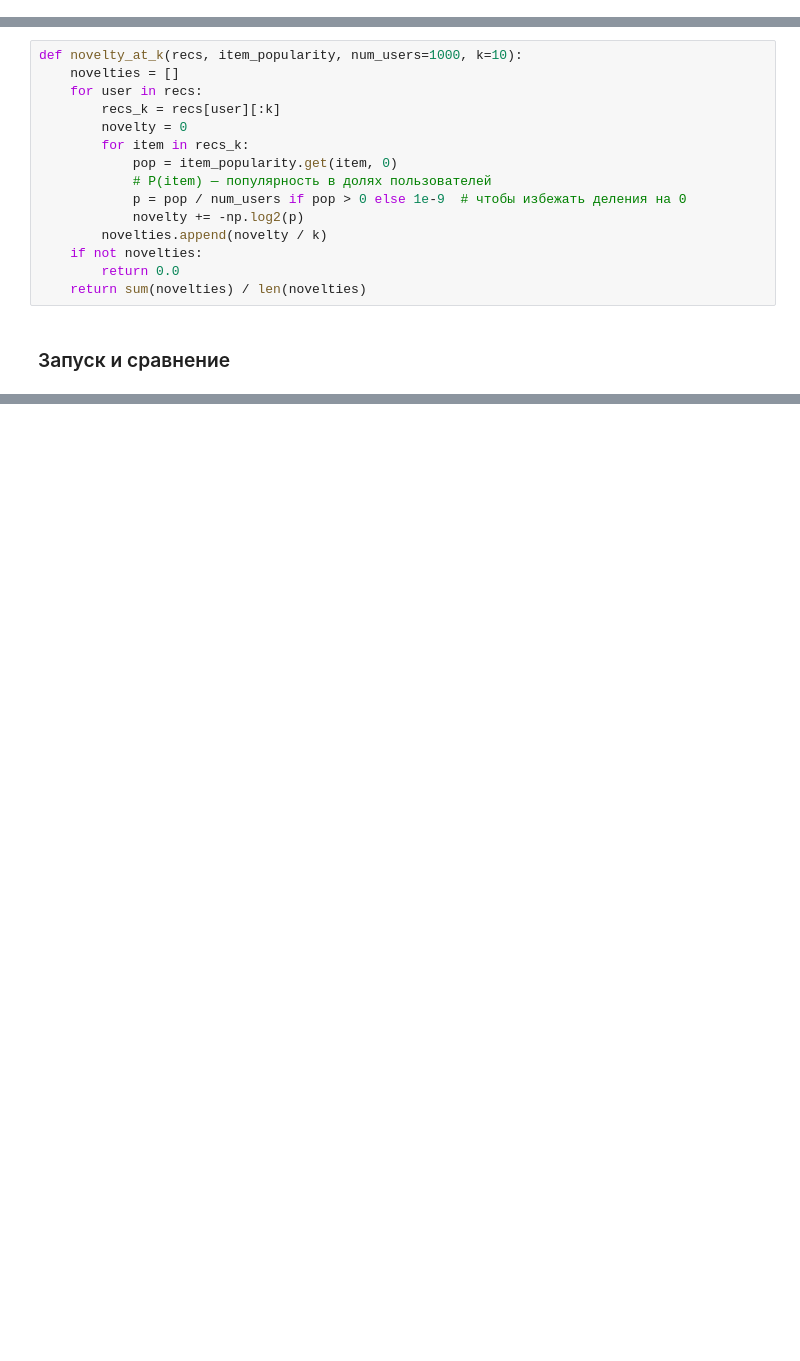
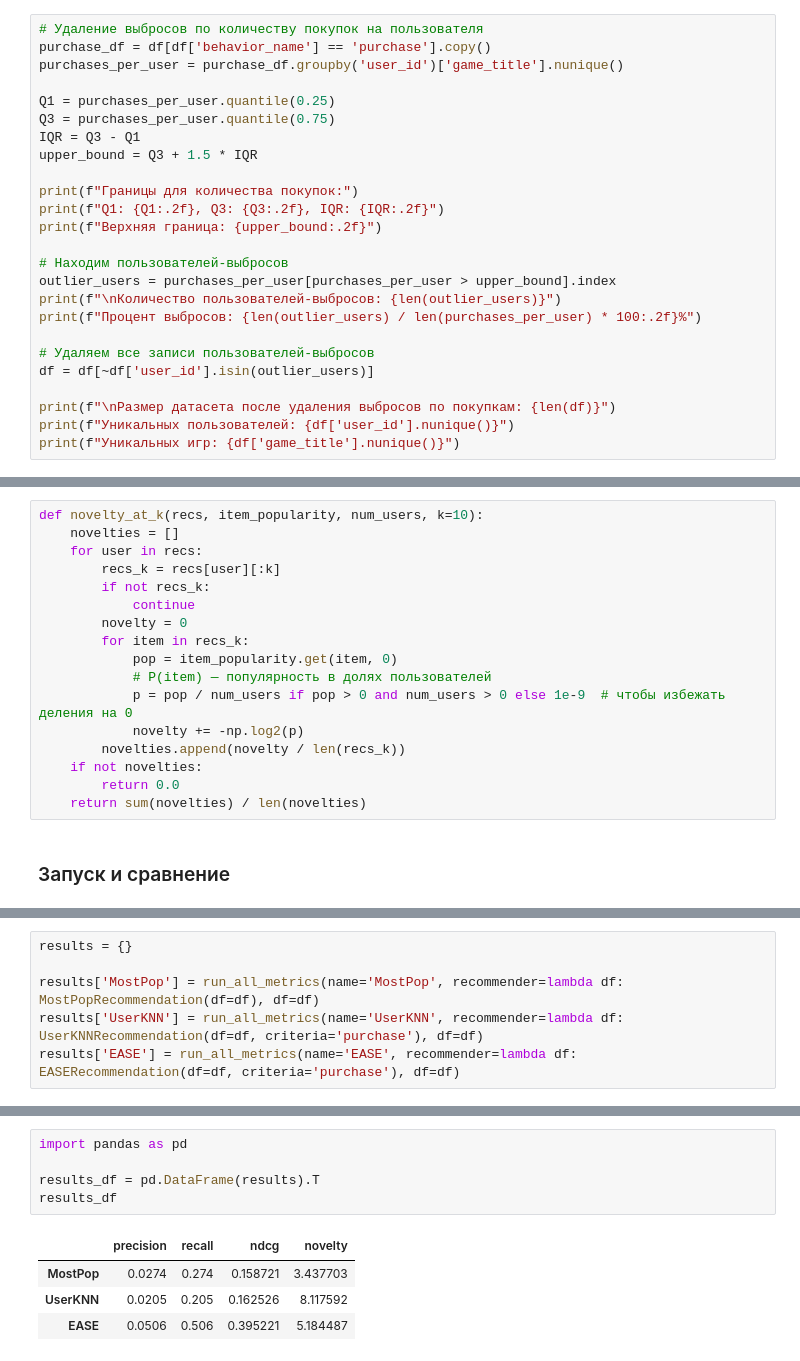
Before and after one commit to notoriginallink/is-data-analysis-y26, a Jupyter notebook: lab2-steam/lab2.ipynb, the cells around one changed output, grey strips where cells are left out. Saved outputs shown, nothing was run; the diff lists cells and outputs as text; blank space fills up the shorter version.

```diff
--- a/lab2-steam/lab2.ipynb
+++ b/lab2-steam/lab2.ipynb
@@ -248,0 +281,25 @@ plt.show()
+# %%
+# Удаление выбросов по количеству покупок на пользователя
+purchase_df = df[df['behavior_name'] == 'purchase'].copy()
+purchases_per_user = purchase_df.groupby('user_id')['game_title'].nunique()
+
+Q1 = purchases_per_user.quantile(0.25)
+Q3 = purchases_per_user.quantile(0.75)
+IQR = Q3 - Q1
+upper_bound = Q3 + 1.5 * IQR
+
+print(f"Границы для количества покупок:")
+print(f"Q1: {Q1:.2f}, Q3: {Q3:.2f}, IQR: {IQR:.2f}")
+print(f"Верхняя граница: {upper_bound:.2f}")
+
+# Находим пользователей-выбросов
+outlier_users = purchases_per_user[purchases_per_user > upper_bound].index
+print(f"\nКоличество пользователей-выбросов: {len(outlier_users)}")
+print(f"Процент выбросов: {len(outlier_users) / len(purchases_per_user) * 100:.2f}%")
+
+# Удаляем все записи пользователей-выбросов
+df = df[~df['user_id'].isin(outlier_users)]
+
+print(f"\nРазмер датасета после удаления выбросов по покупкам: {len(df)}")
+print(f"Уникальных пользователей: {df['user_id'].nunique()}")
+print(f"Уникальных игр: {df['game_title'].nunique()}")
@@ -561,17 +625,19 @@ def ndcg_at_k(recs, test, k=10):
 # %% [markdown]
 ### Novelty
 # %%
-def novelty_at_k(recs, item_popularity, num_users=1000, k=10):
+def novelty_at_k(recs, item_popularity, num_users, k=10):
     novelties = []
     for user in recs:
         recs_k = recs[user][:k]
+        if not recs_k:
+            continue
         novelty = 0
         for item in recs_k:
             pop = item_popularity.get(item, 0)
             # P(item) — популярность в долях пользователей
-            p = pop / num_users if pop > 0 else 1e-9  # чтобы избежать деления на 0
+            p = pop / num_users if pop > 0 and num_users > 0 else 1e-9  # чтобы избежать деления на 0
             novelty += -np.log2(p)
-        novelties.append(novelty / k)
+        novelties.append(novelty / len(recs_k))
     if not novelties:
         return 0.0
     return sum(novelties) / len(novelties)
@@ -622,0 +682,6 @@ MostPop | precision: 0.0475, recall: 0.0475, ndcg: 0.3683, novelty: 29.8974
+# %%
+results = {}
+
+results['MostPop'] = run_all_metrics(name='MostPop', recommender=lambda df: MostPopRecommendation(df=df), df=df)
+results['UserKNN'] = run_all_metrics(name='UserKNN', recommender=lambda df: UserKNNRecommendation(df=df, criteria='purchase'), df=df)
+results['EASE'] = run_all_metrics(name='EASE', recommender=lambda df: EASERecommendation(df=df, criteria='purchase'), df=df)
@@ -622,0 +692,10 @@ MostPop | precision: 0.0475, recall: 0.0475, ndcg: 0.3683, novelty: 29.8974
+# %%
+import pandas as pd
+
+results_df = pd.DataFrame(results).T
+results_df
+# %% [output]
+|  | precision | recall | ndcg | novelty |
+| MostPop | 0.0274 | 0.274 | 0.158721 | 3.437703 |
+| UserKNN | 0.0205 | 0.205 | 0.162526 | 8.117592 |
+| EASE | 0.0506 | 0.506 | 0.395221 | 5.184487 |
```
Also changed, not shown: parts of 21 cells of this notebook.
